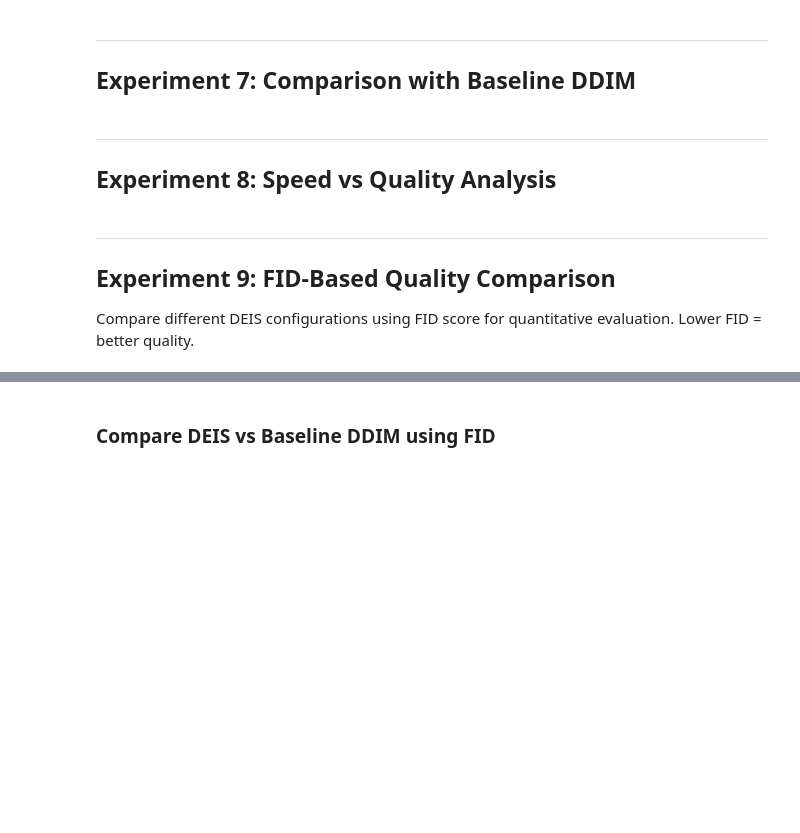
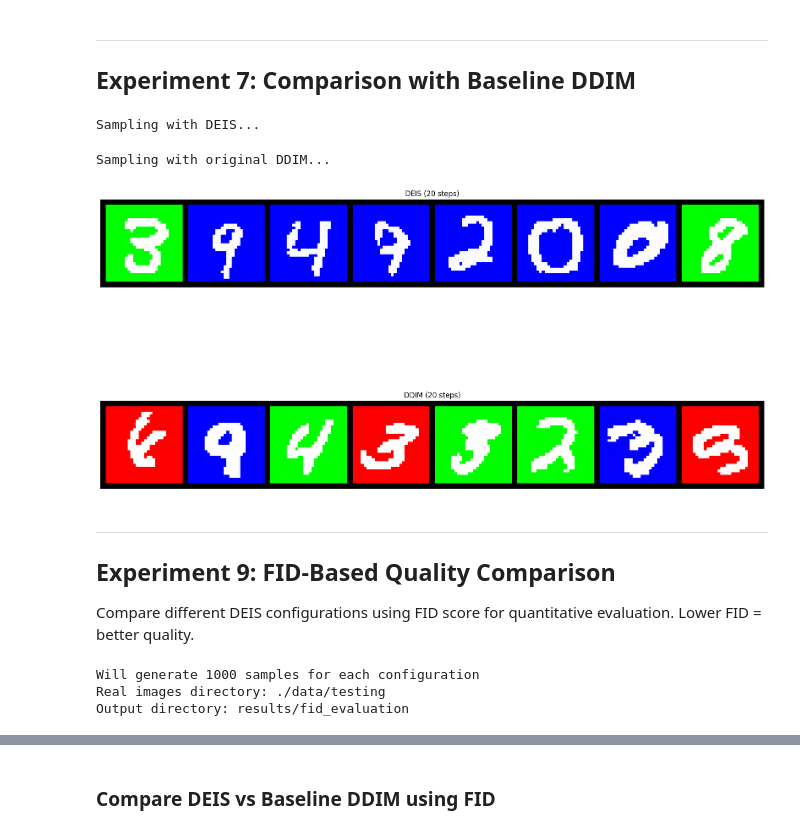
Before and after one commit to Oleg20502/diffusion-acceleration, a Jupyter notebook: test_deis_sampling.ipynb, the cells around one changed output, grey strips where cells are left out. Saved outputs shown, nothing was run; the diff lists cells and outputs as text; code cells hidden in the pictures; blank space fills up the shorter version.

```diff
--- a/test_deis_sampling.ipynb
+++ b/test_deis_sampling.ipynb
@@ -505,7 +492,6 @@ compare_results(results_orders)
 
 Test different noise schedules: linear, scaled_linear, and squaredcos_cap_v2.
 # %%
-# Test different beta schedules
 beta_schedules = ["linear", "scaled_linear", "squaredcos_cap_v2"]
 NUM_STEPS = 20
 
@@ -520,7 +506,7 @@ for beta_sched in beta_schedules:
         beta_schedule=beta_sched,
     )
 
-    samples, elapsed = sample_with_deis(
+    samples = sample_with_deis(
         unet=unet,
         scheduler=scheduler,
         num_inference_steps=NUM_STEPS,
@@ -532,6 +518,4 @@ for beta_sched in beta_schedules:
 
     results_beta[beta_sched] = {
         'samples': samples,
-        'time': elapsed
     }
-    print(f"  Time: {elapsed:.2f}s")
@@ -561,7 +550,7 @@ for solver_type in solver_types:
             solver_type=solver_type,
         )
 
-        samples, elapsed = sample_with_deis(
+        samples = sample_with_deis(
             unet=unet,
             scheduler=scheduler,
             num_inference_steps=NUM_STEPS,
@@ -573,8 +562,6 @@ for solver_type in solver_types:
 
         results_solver_type[solver_type] = {
             'samples': samples,
-            'time': elapsed
         }
-        print(f"  Time: {elapsed:.2f}s")
     except Exception as e:
         print(f"  Error: {e}")
@@ -604,7 +598,7 @@ for lower_order in lower_order_options:
         lower_order_final=lower_order,
     )
 
-    samples, elapsed = sample_with_deis(
+    samples = sample_with_deis(
         unet=unet,
         scheduler=scheduler,
         num_inference_steps=NUM_STEPS,
@@ -616,6 +610,4 @@ for lower_order in lower_order_options:
 
     results_lower_order[f"lower_order_final={lower_order}"] = {
         'samples': samples,
-        'time': elapsed
     }
-    print(f"  Time: {elapsed:.2f}s")
@@ -663,7 +658,7 @@ scheduler_deis = create_deis_scheduler(
     beta_schedule="scaled_linear",
 )
 
-deis_samples, deis_time = sample_with_deis(
+deis_samples = sample_with_deis(
     unet=unet,
     scheduler=scheduler_deis,
     num_inference_steps=NUM_STEPS,
@@ -672,24 +667,21 @@ deis_samples, deis_time = sample_with_deis(
     channels=CHANNELS,
     device=device
 )
-print(f"  DEIS time: {deis_time:.2f}s")
 
 # Original DDIM sampling (from diffusion model)
 print("Sampling with original DDIM...")
 ema_model.sampling_timesteps = NUM_STEPS
-start_time = time.time()
 with torch.no_grad():
     ddim_samples = ema_model.sample(batch_size=16)
-ddim_time = time.time() - start_time
-print(f"  DDIM time: {ddim_time:.2f}s")
+# %% [output]
+Sampling with DEIS...
+Sampling with original DDIM...
 # %%
-# Visualize comparison
 comparison_results = {
-    f"DEIS ({NUM_STEPS} steps)": {'samples': deis_samples, 'time': deis_time},
-    f"DDIM ({NUM_STEPS} steps)": {'samples': ddim_samples, 'time': ddim_time},
+    f"DEIS ({NUM_STEPS} steps)": {'samples': deis_samples},
+    f"DDIM ({NUM_STEPS} steps)": {'samples': ddim_samples},
 }
 
 compare_results(comparison_results)
+# %% [output]
+[figure, added]
-# %% [markdown]
----
-## Experiment 8: Speed vs Quality Analysis
@@ -755,12 +692,16 @@ plt.show()
 Compare different DEIS configurations using FID score for quantitative evaluation. Lower FID = better quality.
 # %%
 # Configuration for FID evaluation
-REAL_IMAGES_DIR = "./data/val"  # Path to real validation images (update this!)
-NUM_FID_SAMPLES = 1000  # Number of samples to generate for FID computation
+REAL_IMAGES_DIR = "./data/testing"
+NUM_FID_SAMPLES = 1000
 FID_OUTPUT_DIR = Path("./results/fid_evaluation")
 FID_OUTPUT_DIR.mkdir(parents=True, exist_ok=True)
 
 print(f"Will generate {NUM_FID_SAMPLES} samples for each configuration")
 print(f"Real images directory: {REAL_IMAGES_DIR}")
 print(f"Output directory: {FID_OUTPUT_DIR}")
+# %% [output]
+Will generate 1000 samples for each configuration
+Real images directory: ./data/testing
+Output directory: results/fid_evaluation
 # %%
```
Also changed, not shown: parts of 30 cells of this notebook, 5 other files.
